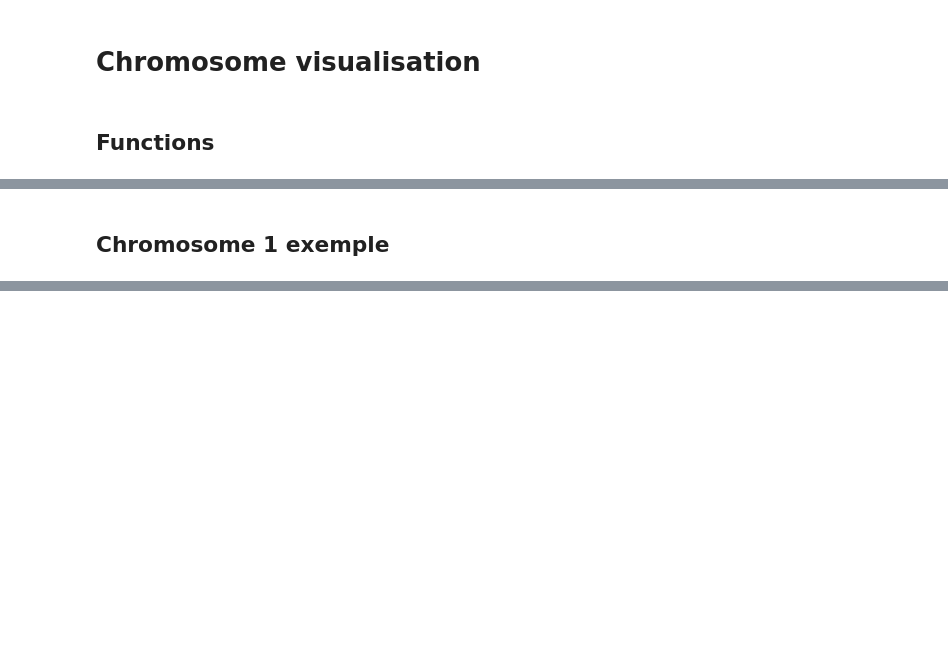
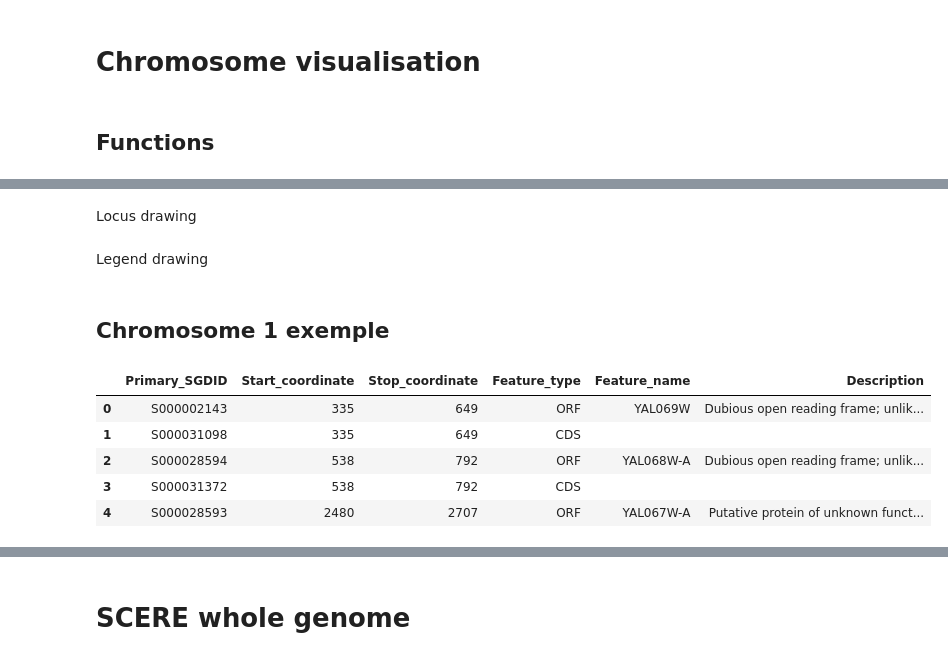
Before and after one commit to Thibault-Poinsignon/scere_explore, a Jupyter notebook: notebooks/chromosome_visualization.ipynb, the cells around one changed output, grey strips where cells are left out. Saved outputs shown, nothing was run; the diff lists cells and outputs as text; code cells hidden in the pictures; blank space fills up the shorter version.

```diff
--- a/notebooks/chromosome_visualization.ipynb
+++ b/notebooks/chromosome_visualization.ipynb
@@ -70,6 +72,4 @@ def getChromInfo(database, chrom_number, info):
 # %%
-#Chromosomes drawing
-
 def AddChromosome(fig, x1, x2, y1, y2, color, number):
 
     chromosome = go.Scatter(
@@ -87,10 +87,13 @@ def AddChromosome(fig, x1, x2, y1, y2, color, number):
 
     chromosome_legend = go.Scatter(
         x = [x1+17000, x2+10000, x2+13000],
-        y = [y1+10, (y2/4), 3*(y2/4)],
-        text = ["Chromosome " + number, "Sense", "Antisense"],
+        y = [y1+10, y2+15, y2+5],
+        #text = ["Chromosome " + number, "Sense", "Antisense"],
+        text = [number, "", ""],
         mode = "text",
         showlegend = False,
         hoverinfo = 'none')
     fig.add_trace(chromosome_legend)
+# %% [markdown]
+Locus drawing
 # %%
@@ -118,4 +119,6 @@ def AddLocus(chrom, fig, y1, y2, parameter, value, color):
                 fillcolor = c,
                 fill = "toself")
             fig.add_trace(locus)
+# %% [markdown]
+Legend drawing
 # %%
@@ -144,38 +145,46 @@ chrom_1_sense = getChromInfo('../SCERE.db', "1",
 chrom_1_antisense = getChromInfo('../SCERE.db', "1",
                                  """Primary_SGDID, Start_coordinate, Stop_coordinate, Feature_type, Feature_name, Description""")[1]
 
-#display(chrom_1_sense.head())
+display(chrom_1_sense.head())
 
 #Figure's Layout
 layout = go.Layout(plot_bgcolor='white')
 fig = go.Figure(layout = layout)
 fig.update_layout(xaxis_showgrid=False, yaxis_showgrid=False)
 fig.update_xaxes(range=[-10000, 260000])
 fig.update_yaxes(range=[-100, 100])
 
 #Add chromosome
 AddChromosome(fig, 0, 230218, 0, -20, 'lightgrey', '1')
 
 # Add locus
 chrom_1_sense.apply(AddLocus, axis = 1, args =(fig,
                                          0,
                                          -10,
                                          ["Feature_type","Feature_type","Feature_type"],
                                          ["CDS","centromere","telomere"],
                                          ['#B8AC77','black',"black"]))
 
 chrom_1_antisense.apply(AddLocus, axis = 1, args =(fig,
                                             -11,
                                             -20,
                                             ["Feature_type","Feature_type","Feature_type"],
                                             ["CDS","centromere","telomere"],
                                             ['#B8AC77','black',"black"]))
 
 # Add legend
 AddLegend(fig,
           ["CDS","centromere","telomere"],
           ['#B8AC77','black',"black"])
 
 fig.show()
 # %% [output]
+|  | Primary_SGDID | Start_coordinate | Stop_coordinate | Feature_type | Feature_name | Description |
+| 0 | S000002143 | 335 | 649 | ORF | YAL069W | Dubious open reading frame; unlik... |
+| 1 | S000031098 | 335 | 649 | CDS |  |  |
+| 2 | S000028594 | 538 | 792 | ORF | YAL068W-A | Dubious open reading frame; unlik... |
+| 3 | S000031372 | 538 | 792 | CDS |  |  |
+| 4 | S000028593 | 2480 | 2707 | ORF | YAL067W-A | Putative protein of unknown funct... |
 [interactive output not drawn]
+# %% [markdown]
+# SCERE whole genome
```
Also changed, not shown: parts of 8 cells of this notebook.
